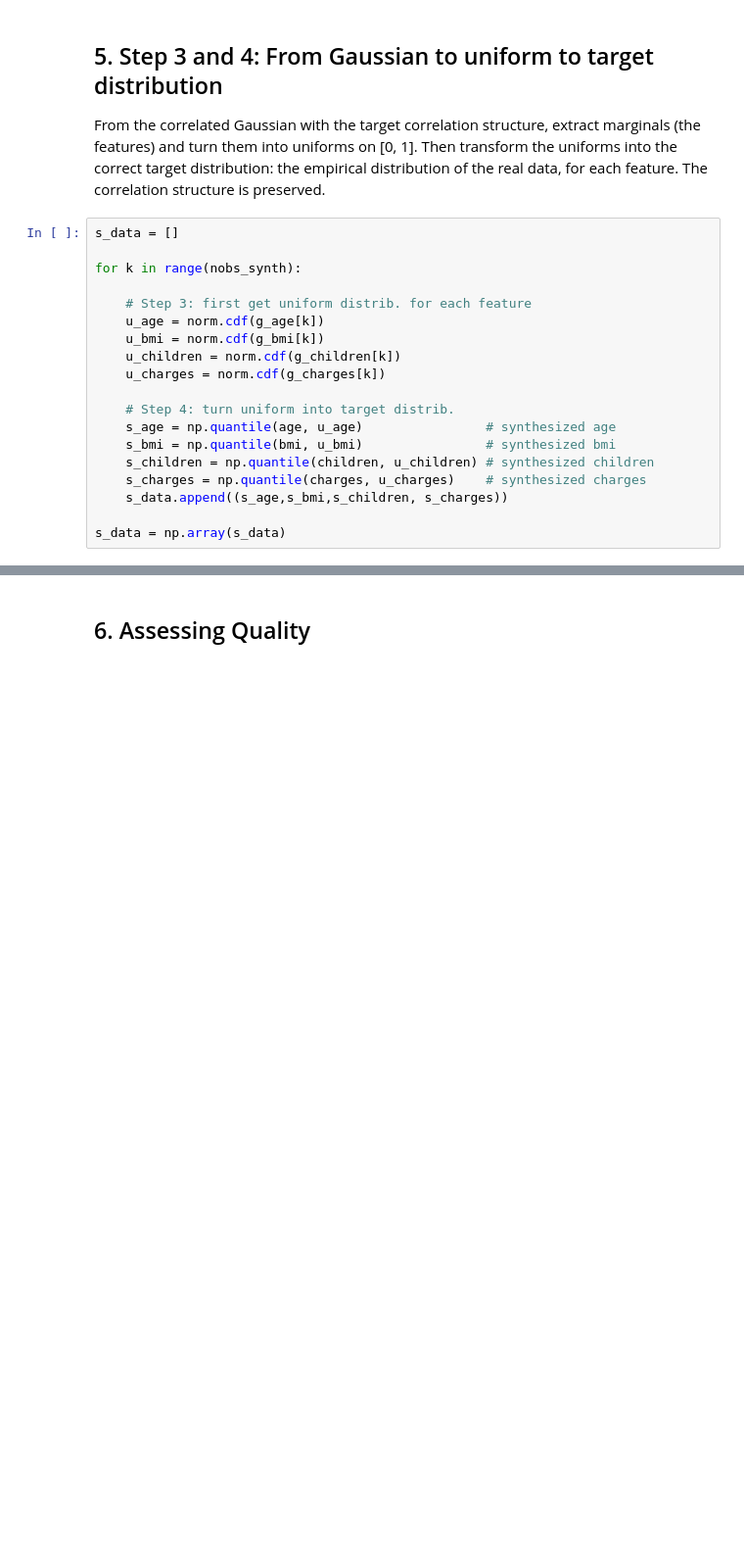
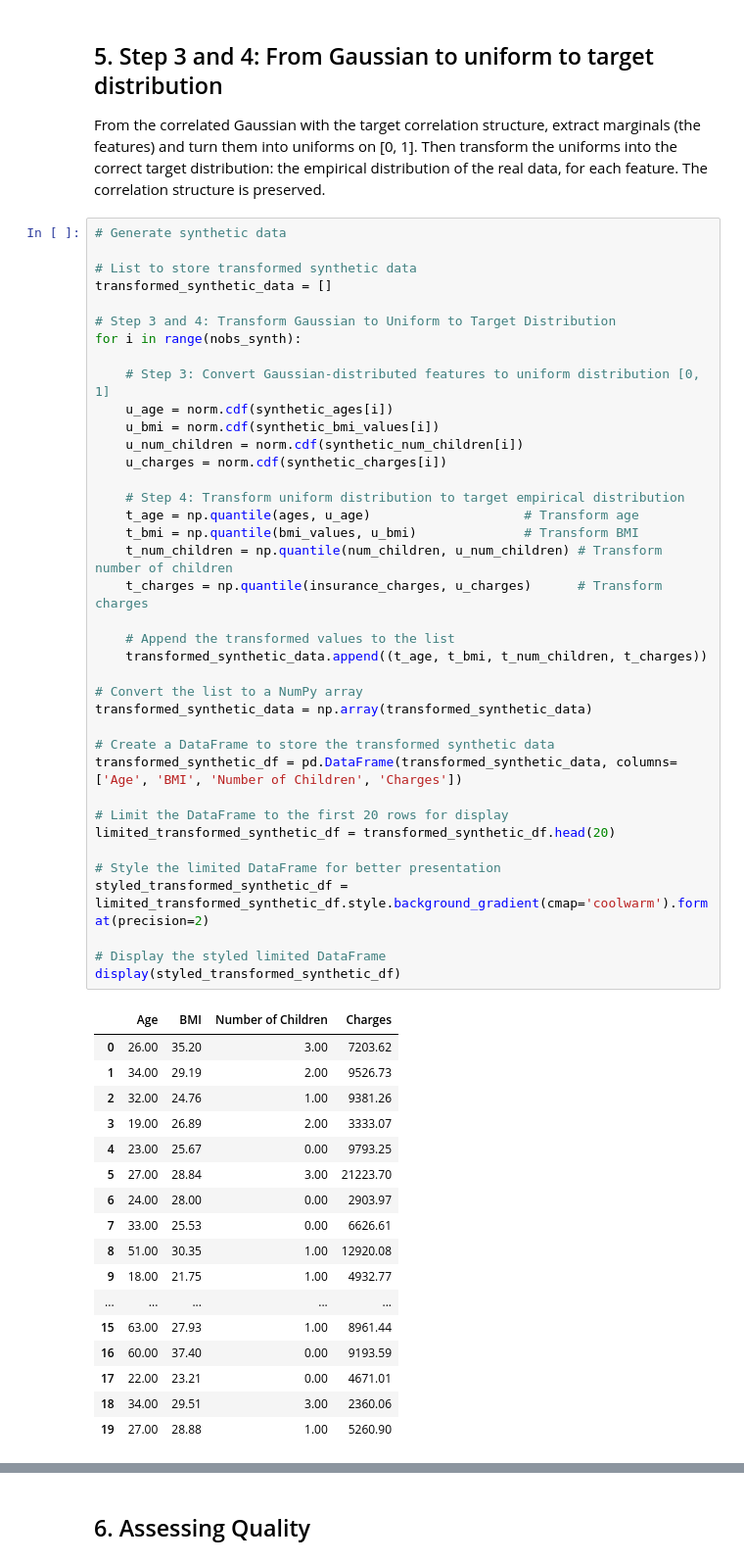
Before and after one commit to BrianCarela/LLM_stuff, a Jupyter notebook: Copy_of_copula_insurance_nogroup.ipynb, the cells around one changed output, grey strips where cells are left out. Shown at 98% size. Saved outputs shown, nothing was run; the diff lists cells and outputs as text; blank space fills up the shorter version.

```diff
--- a/Copy_of_copula_insurance_nogroup.ipynb
+++ b/Copy_of_copula_insurance_nogroup.ipynb
@@ -245,22 +326,59 @@ g_charges = gfg[:,3]
 <h2>5. Step 3 and 4: From Gaussian to uniform to target distribution</h2>
 <p>
 From the correlated Gaussian with the target correlation structure, extract marginals (the features) and turn them into uniforms on [0, 1]. Then transform the uniforms into the correct target distribution: the empirical distribution of the real data, for each feature. The correlation structure is preserved.
-# %%
-s_data = []
-
-for k in range(nobs_synth):
-
-    # Step 3: first get uniform distrib. for each feature
-    u_age = norm.cdf(g_age[k])
-    u_bmi = norm.cdf(g_bmi[k])
-    u_children = norm.cdf(g_children[k])
-    u_charges = norm.cdf(g_charges[k])
-
-    # Step 4: turn uniform into target distrib.
-    s_age = np.quantile(age, u_age)                # synthesized age
-    s_bmi = np.quantile(bmi, u_bmi)                # synthesized bmi
-    s_children = np.quantile(children, u_children) # synthesized children
-    s_charges = np.quantile(charges, u_charges)    # synthesized charges
-    s_data.append((s_age,s_bmi,s_children, s_charges))
-
-s_data = np.array(s_data)
+# %%
+# Generate synthetic data
+
+# List to store transformed synthetic data
+transformed_synthetic_data = []
+
+# Step 3 and 4: Transform Gaussian to Uniform to Target Distribution
+for i in range(nobs_synth):
+
+    # Step 3: Convert Gaussian-distributed features to uniform distribution [0, 1]
+    u_age = norm.cdf(synthetic_ages[i])
+    u_bmi = norm.cdf(synthetic_bmi_values[i])
+    u_num_children = norm.cdf(synthetic_num_children[i])
+    u_charges = norm.cdf(synthetic_charges[i])
+
+    # Step 4: Transform uniform distribution to target empirical distribution
+    t_age = np.quantile(ages, u_age)                    # Transform age
+    t_bmi = np.quantile(bmi_values, u_bmi)              # Transform BMI
+    t_num_children = np.quantile(num_children, u_num_children) # Transform number of children
+    t_charges = np.quantile(insurance_charges, u_charges)      # Transform charges
+
+    # Append the transformed values to the list
+    transformed_synthetic_data.append((t_age, t_bmi, t_num_children, t_charges))
+
+# Convert the list to a NumPy array
+transformed_synthetic_data = np.array(transformed_synthetic_data)
+
+# Create a DataFrame to store the transformed synthetic data
+transformed_synthetic_df = pd.DataFrame(transformed_synthetic_data, columns=['Age', 'BMI', 'Number of Children', 'Charges'])
+
+# Limit the DataFrame to the first 20 rows for display
+limited_transformed_synthetic_df = transformed_synthetic_df.head(20)
+
+# Style the limited DataFrame for better presentation
+styled_transformed_synthetic_df = limited_transformed_synthetic_df.style.background_gradient(cmap='coolwarm').format(precision=2)
+
+# Display the styled limited DataFrame
+display(styled_transformed_synthetic_df)
+# %% [output]
+|  | Age | BMI | Number of Children | Charges |
+| 0 | 26.00 | 35.20 | 3.00 | 7203.62 |
+| 1 | 34.00 | 29.19 | 2.00 | 9526.73 |
+| 2 | 32.00 | 24.76 | 1.00 | 9381.26 |
+| 3 | 19.00 | 26.89 | 2.00 | 3333.07 |
+| 4 | 23.00 | 25.67 | 0.00 | 9793.25 |
+| 5 | 27.00 | 28.84 | 3.00 | 21223.70 |
+| 6 | 24.00 | 28.00 | 0.00 | 2903.97 |
+| 7 | 33.00 | 25.53 | 0.00 | 6626.61 |
+| 8 | 51.00 | 30.35 | 1.00 | 12920.08 |
+| 9 | 18.00 | 21.75 | 1.00 | 4932.77 |
+| ... | ... | ... | ... | ... |
+| 15 | 63.00 | 27.93 | 1.00 | 8961.44 |
+| 16 | 60.00 | 37.40 | 0.00 | 9193.59 |
+| 17 | 22.00 | 23.21 | 0.00 | 4671.01 |
+| 18 | 34.00 | 29.51 | 3.00 | 2360.06 |
+| 19 | 27.00 | 28.88 | 1.00 | 5260.90 |
```
Also changed, not shown: parts of 8 cells of this notebook.
